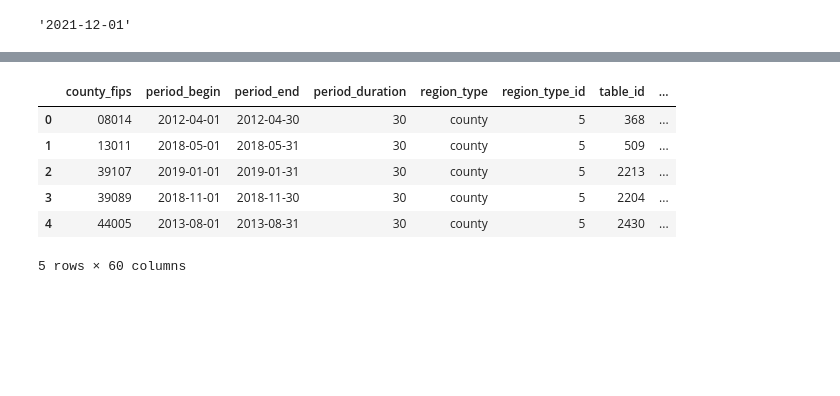
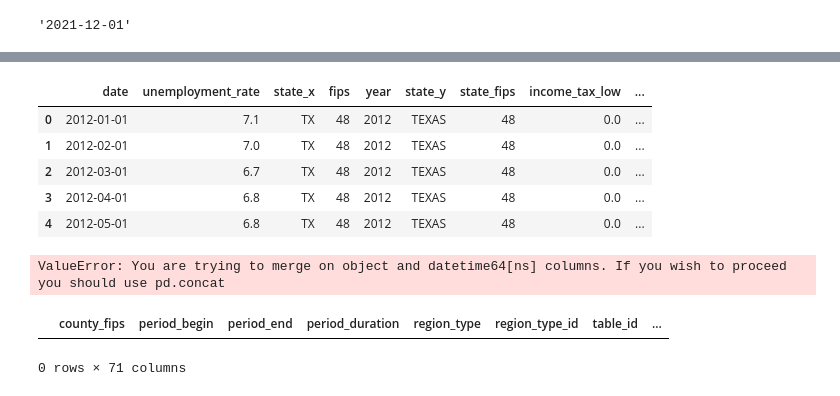
Before and after one commit to ian-byrne/CapstoneTeamJim, a Jupyter notebook: Notebooks/ian-scratchpads/monthly_data.ipynb, the cells around one changed output, grey strips where cells are left out. Saved outputs shown, nothing was run; the diff lists cells and outputs as text; code cells hidden in the pictures; blank space fills up the shorter version.

```diff
--- a/Notebooks/ian-scratchpads/monthly_data.ipynb
+++ b/Notebooks/ian-scratchpads/monthly_data.ipynb
@@ -125,12 +155,20 @@ df = redfin.fillna(0)
 # %%
 df2 = unemployment.merge(tax, left_on=["fips", "year"], right_on=["state_fips", "year"])
 # %%
-df.head()
+df2.head()
 # %% [output]
-|  | county_fips | period_begin | period_end | period_duration | region_type | region_type_id | table_id | ... |
-| 0 | 08014 | 2012-04-01 | 2012-04-30 | 30 | county | 5 | 368 | ... |
-| 1 | 13011 | 2018-05-01 | 2018-05-31 | 30 | county | 5 | 509 | ... |
-| 2 | 39107 | 2019-01-01 | 2019-01-31 | 30 | county | 5 | 2213 | ... |
-| 3 | 39089 | 2018-11-01 | 2018-11-30 | 30 | county | 5 | 2204 | ... |
-| 4 | 44005 | 2013-08-01 | 2013-08-31 | 30 | county | 5 | 2430 | ... |
+|  | date | unemployment_rate | state_x | fips | year | state_y | state_fips | income_tax_low | ... |
+| 0 | 2012-01-01 | 7.1 | TX | 48 | 2012 | TEXAS | 48 | 0.0 | ... |
+| 1 | 2012-02-01 | 7.0 | TX | 48 | 2012 | TEXAS | 48 | 0.0 | ... |
+| 2 | 2012-03-01 | 6.7 | TX | 48 | 2012 | TEXAS | 48 | 0.0 | ... |
+| 3 | 2012-04-01 | 6.8 | TX | 48 | 2012 | TEXAS | 48 | 0.0 | ... |
+| 4 | 2012-05-01 | 6.8 | TX | 48 | 2012 | TEXAS | 48 | 0.0 | ... |
-5 rows × 60 columns
+# %%
+data = df.merge(df2, left_on=["period_begin", "state_code"], right_on=["date", "state_x"])
+# %% [output]
+ValueError: You are trying to merge on object and datetime64[ns] columns. If you wish to proceed you should use pd.concat
+# %%
+data
+# %% [output]
+|  | county_fips | period_begin | period_end | period_duration | region_type | region_type_id | table_id | ... |
+0 rows × 71 columns
```
Also changed, not shown: parts of 2 cells of this notebook.
